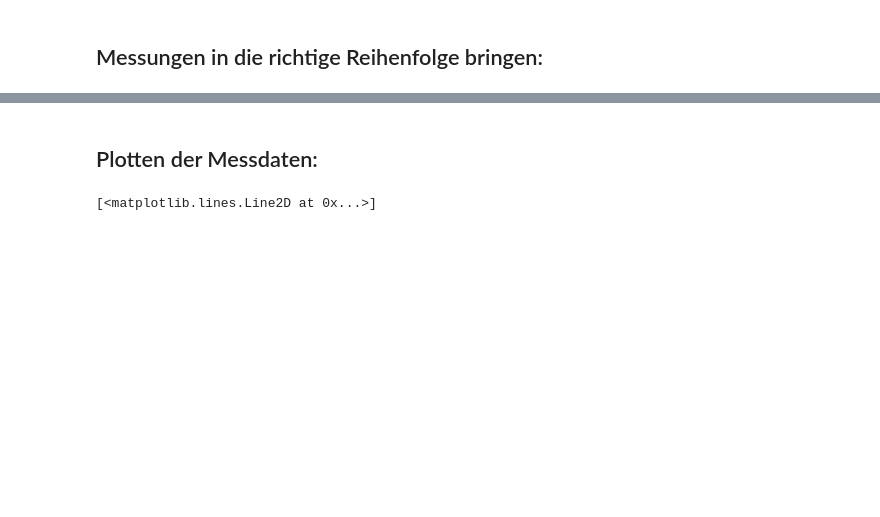
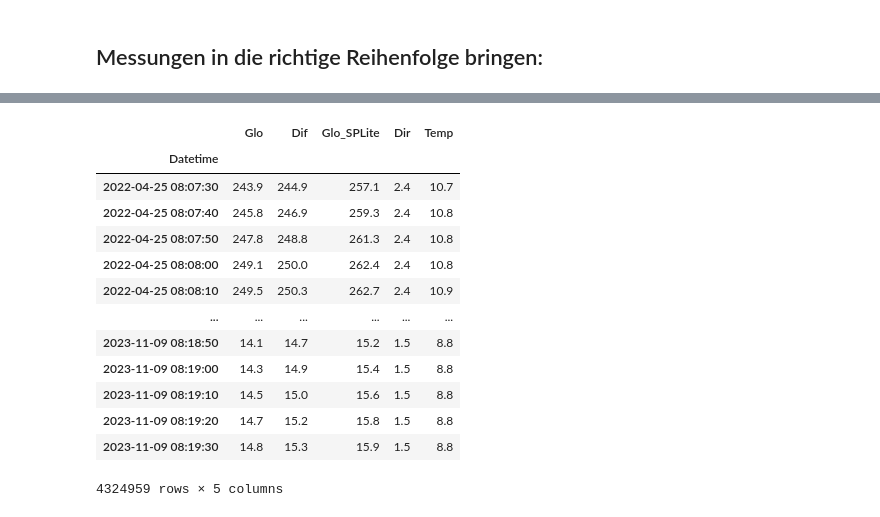
Before and after one commit to rjanow/Masterarbeit, a Jupyter notebook: SOLYS_to_CSV.ipynb, the cells around one changed output, grey strips where cells are left out. Cells and saved outputs as stored; diff of their text form; code cells hidden in the pictures; blank space fills up the shorter version.

```diff
--- a/SOLYS_to_CSV.ipynb
+++ b/SOLYS_to_CSV.ipynb
@@ -61,6 +96,23 @@ print(f"Der Index ist in chronologischer Reihenfolge: {chronologisch}")
-# %% [markdown]
-## Plotten der Messdaten:
-# %%
-plt.plot(df_Solys['Glo'])
-# %% [output]
-[<matplotlib.lines.Line2D at 0x...>]
+# %%
+for column in df_Solys.columns:
+    try:
+        df_Solys[column] = df_Solys[column].str.replace(',', '.').astype(float)
+    except ValueError:
+        print(f"Spalte {column} konnte nicht in float umgewandelt werden.")
+# %%
+df_Solys.astype(float)
+# %% [output]
+|  | Glo | Dif | Glo_SPLite | Dir | Temp |
+| Datetime |  |  |  |  |  |
+| 2022-04-25 08:07:30 | 243.9 | 244.9 | 257.1 | 2.4 | 10.7 |
+| 2022-04-25 08:07:40 | 245.8 | 246.9 | 259.3 | 2.4 | 10.8 |
+| 2022-04-25 08:07:50 | 247.8 | 248.8 | 261.3 | 2.4 | 10.8 |
+| 2022-04-25 08:08:00 | 249.1 | 250.0 | 262.4 | 2.4 | 10.8 |
+| 2022-04-25 08:08:10 | 249.5 | 250.3 | 262.7 | 2.4 | 10.9 |
+| ... | ... | ... | ... | ... | ... |
+| 2023-11-09 08:18:50 | 14.1 | 14.7 | 15.2 | 1.5 | 8.8 |
+| 2023-11-09 08:19:00 | 14.3 | 14.9 | 15.4 | 1.5 | 8.8 |
+| 2023-11-09 08:19:10 | 14.5 | 15.0 | 15.6 | 1.5 | 8.8 |
+| 2023-11-09 08:19:20 | 14.7 | 15.2 | 15.8 | 1.5 | 8.8 |
+| 2023-11-09 08:19:30 | 14.8 | 15.3 | 15.9 | 1.5 | 8.8 |
+4324959 rows × 5 columns
```
Also changed, not shown: parts of 16 cells of this notebook.
